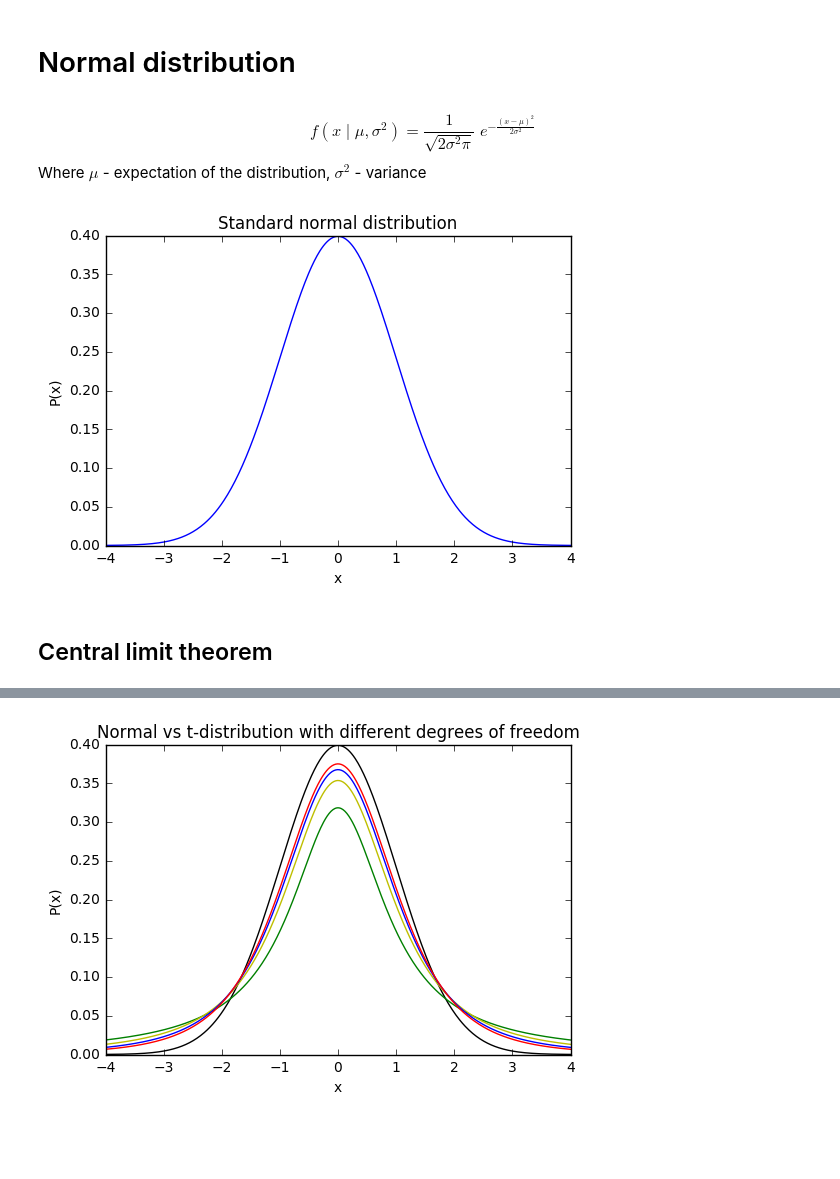
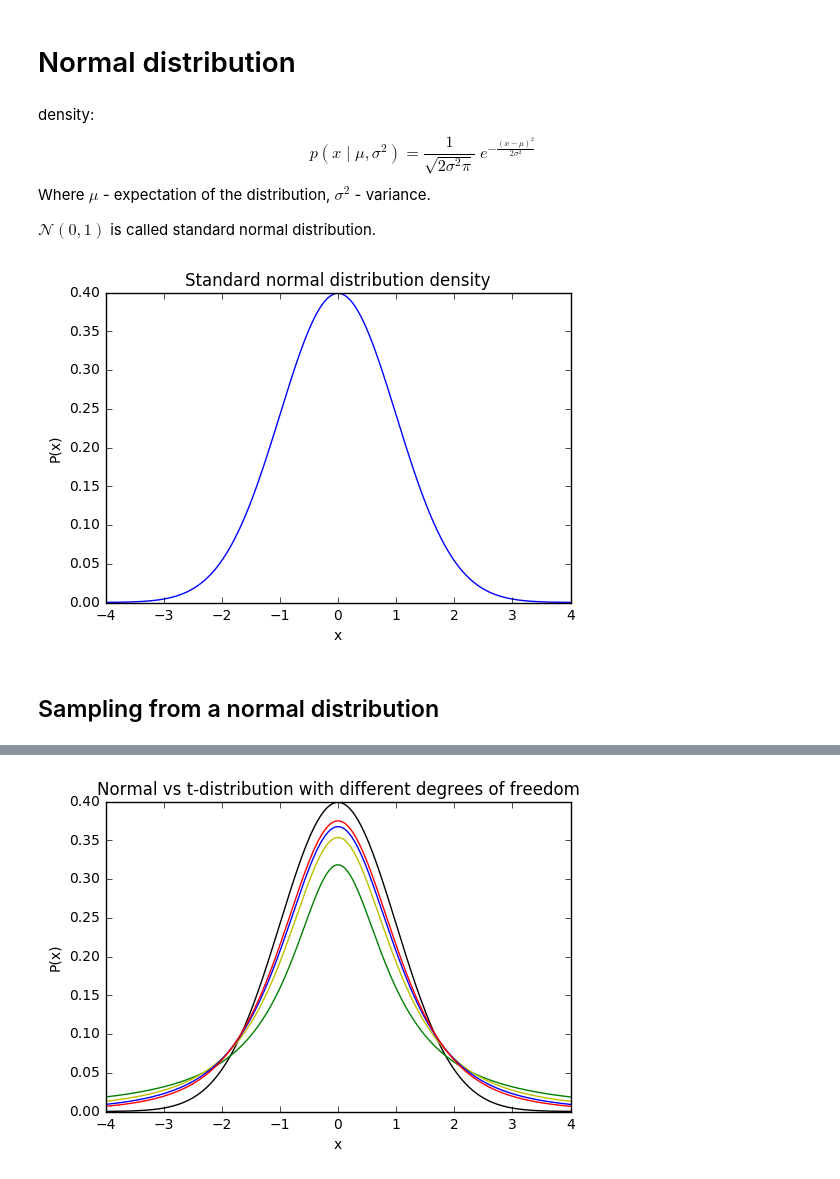
Before and after one commit to Vilozio/statistics, a Jupyter notebook: Statistics.ipynb, the cells around one changed output, grey strips where cells are left out. Drawn from its saved outputs; the diff is of its cells as text; code cells hidden in the pictures; blank space fills up the shorter version.

```diff
--- a/Statistics.ipynb
+++ b/Statistics.ipynb
@@ -7,25 +6,30 @@ import numpy as np
 # %% [markdown]
 # Normal distribution
 # %% [markdown]
+density:
 \begin{equation*}
-f(x \; | \; \mu, \sigma^2) = \frac{1}{\sqrt{2\sigma^2\pi} } \; e^{ -\frac{(x-\mu)^2}{2\sigma^2} }
+p(x \; | \; \mu, \sigma^2) = \frac{1}{\sqrt{2\sigma^2\pi} } \; e^{ -\frac{(x-\mu)^2}{2\sigma^2} }
 \end{equation*}
-Where $\mu$ - expectation of the distribution, $\sigma^2$ - variance
+Where $\mu$ - expectation of the distribution, $\sigma^2$ - variance.
+
+$\mathcal{N}(0, 1)$ is called standard normal distribution.
 # %%
 def normal_density(x, mu=0, sigma=1):
     return 1 / math.sqrt(2 * sigma**2 * math.pi) * math.exp(- (x - mu)**2 / 2 * sigma*sigma)
 # %%
-size = 500
-normal_dens = np.zeros(size)
-x_axis = np.linspace(-4, 4, num=size)
-for i in range(size):
-    normal_dens[i] = normal_density(x_axis[i])
-plt.plot(x_axis, normal_dens)
+def draw_normal_density(mu=0, sigma=1, size=500, range_start=-4, range_stop=4, color='b'):
+    normal_dens = np.zeros(size)
+    x_axis = np.linspace(range_start, range_stop, num=size)
+    for i in range(size):
+        normal_dens[i] = normal_density(x_axis[i], mu, sigma)
+    plt.plot(x_axis, normal_dens, color)
+
+draw_normal_density()
 plt.xlabel('x')
 plt.ylabel('P(x)')
-plt.title('Standard normal distribution')
+plt.title('Standard normal distribution density')
 plt.show()
 # %% [output]
-[figure, old version]
+[figure, new version]
-# %% [markdown]
-## Central limit theorem
+# %% [markdown]
+## Sampling from a normal distribution
```
Also changed, not shown: parts of 11 cells of this notebook.
